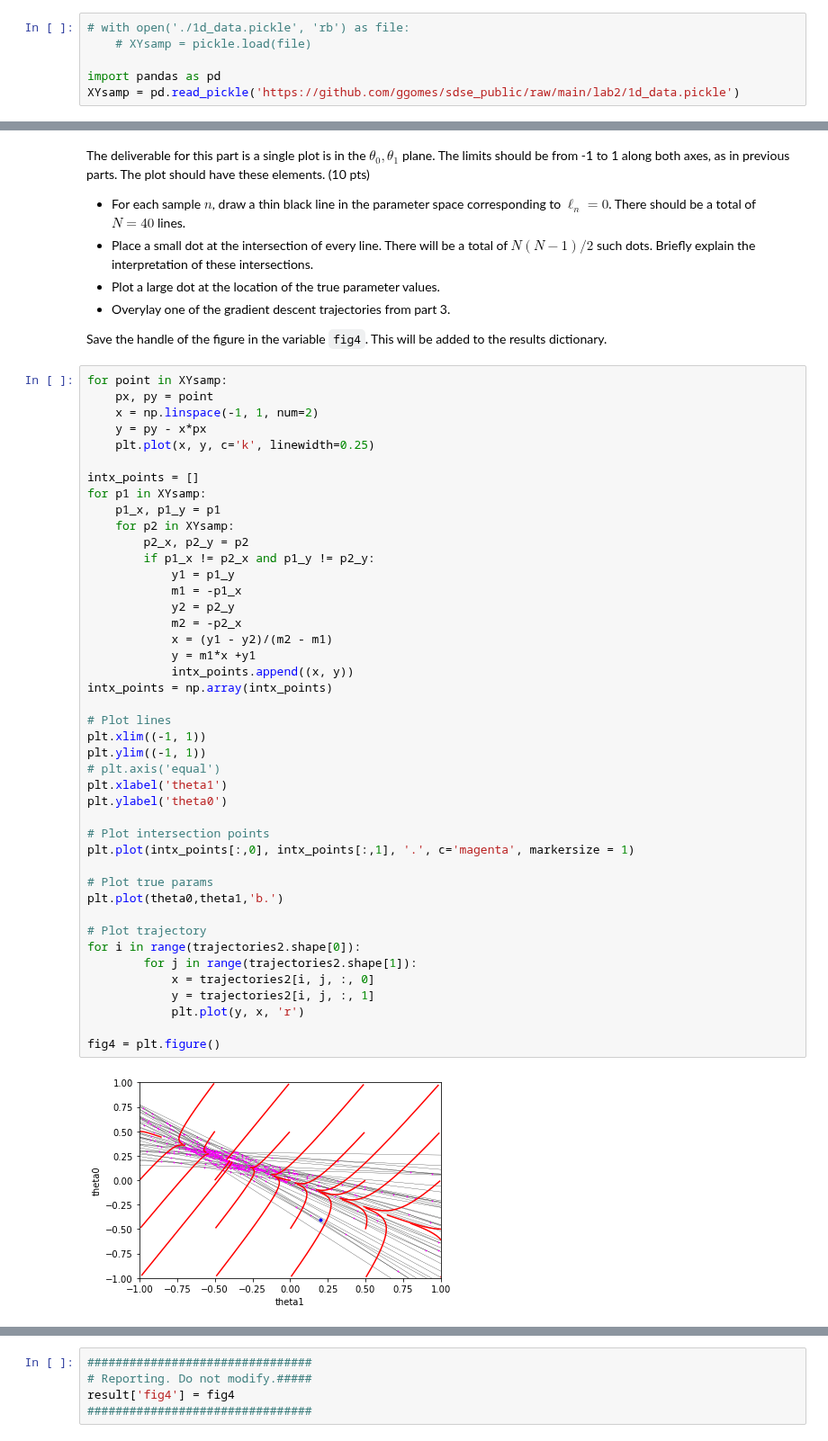
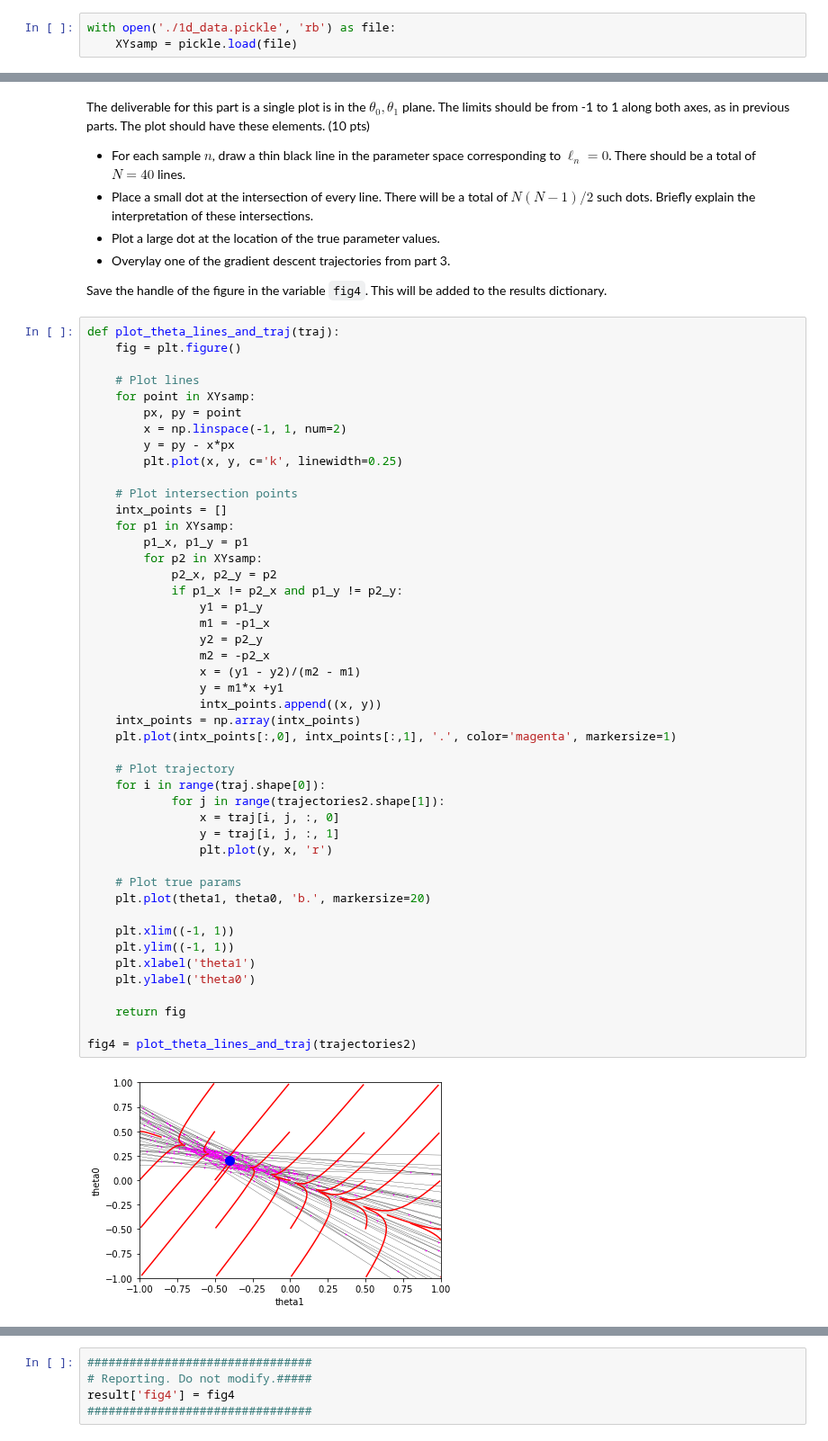
Before and after one commit to ptkinvent/sdse_public, a Jupyter notebook: lab2/lab2_handout.ipynb, the cells around one changed output, grey strips where cells are left out. Shown at 90% size. Cells and saved outputs as stored; diff of their text form.

```diff
--- a/lab2/lab2_handout.ipynb
+++ b/lab2/lab2_handout.ipynb
@@ -71,11 +71,8 @@ result['fig1'] = fig1
 # %% [markdown]
 We will now overwrite the data you sampled with another dataset contained in the file `1d_data.pickle`. This is so the results are predictable.
 # %%
-# with open('./1d_data.pickle', 'rb') as file:
-    # XYsamp = pickle.load(file)
-
-import pandas as pd
-XYsamp = pd.read_pickle('https://github.com/ggomes/sdse_public/raw/main/lab2/1d_data.pickle')
+with open('./1d_data.pickle', 'rb') as file:
+    XYsamp = pickle.load(file)
 # %% [markdown]
 # 2. Least squares linear regression
 # %% [markdown]
@@ -272,47 +269,50 @@ The deliverable for this part is a single plot is in the $\theta_0, \theta_1$ pl
 
 Save the handle of the figure in the variable `fig4`. This will be added to the results dictionary.
 # %%
-for point in XYsamp:
-    px, py = point
-    x = np.linspace(-1, 1, num=2)
-    y = py - x*px
-    plt.plot(x, y, c='k', linewidth=0.25)
+def plot_theta_lines_and_traj(traj):
+    fig = plt.figure()
 
-intx_points = []
-for p1 in XYsamp:
-    p1_x, p1_y = p1
-    for p2 in XYsamp:
-        p2_x, p2_y = p2
-        if p1_x != p2_x and p1_y != p2_y:
-            y1 = p1_y
-            m1 = -p1_x
-            y2 = p2_y
-            m2 = -p2_x
-            x = (y1 - y2)/(m2 - m1)
-            y = m1*x +y1
-            intx_points.append((x, y))
-intx_points = np.array(intx_points)
+    # Plot lines
+    for point in XYsamp:
+        px, py = point
+        x = np.linspace(-1, 1, num=2)
+        y = py - x*px
+        plt.plot(x, y, c='k', linewidth=0.25)
 
-# Plot lines
-plt.xlim((-1, 1))
-plt.ylim((-1, 1))
-# plt.axis('equal')
-plt.xlabel('theta1')
-plt.ylabel('theta0')
+    # Plot intersection points
+    intx_points = []
+    for p1 in XYsamp:
+        p1_x, p1_y = p1
+        for p2 in XYsamp:
+            p2_x, p2_y = p2
+            if p1_x != p2_x and p1_y != p2_y:
+                y1 = p1_y
+                m1 = -p1_x
+                y2 = p2_y
+                m2 = -p2_x
+                x = (y1 - y2)/(m2 - m1)
+                y = m1*x +y1
+                intx_points.append((x, y))
+    intx_points = np.array(intx_points)
+    plt.plot(intx_points[:,0], intx_points[:,1], '.', color='magenta', markersize=1)
 
-# Plot intersection points
-plt.plot(intx_points[:,0], intx_points[:,1], '.', c='magenta', markersize = 1)
+    # Plot trajectory
+    for i in range(traj.shape[0]):
+            for j in range(trajectories2.shape[1]):
+                x = traj[i, j, :, 0]
+                y = traj[i, j, :, 1]
+                plt.plot(y, x, 'r')
 
-# Plot true params
-plt.plot(theta0,theta1,'b.')
+    # Plot true params
+    plt.plot(theta1, theta0, 'b.', markersize=20)
 
-# Plot trajectory
-for i in range(trajectories2.shape[0]):
-        for j in range(trajectories2.shape[1]):
-            x = trajectories2[i, j, :, 0]
-            y = trajectories2[i, j, :, 1]
-            plt.plot(y, x, 'r')
+    plt.xlim((-1, 1))
+    plt.ylim((-1, 1))
+    plt.xlabel('theta1')
+    plt.ylabel('theta0')
 
-fig4 = plt.figure()
+    return fig
+
+fig4 = plot_theta_lines_and_traj(trajectories2)
 # %% [output]
-[figure, old version]
+[figure, new version]
```
Also changed, not shown: parts of 8 cells of this notebook.
